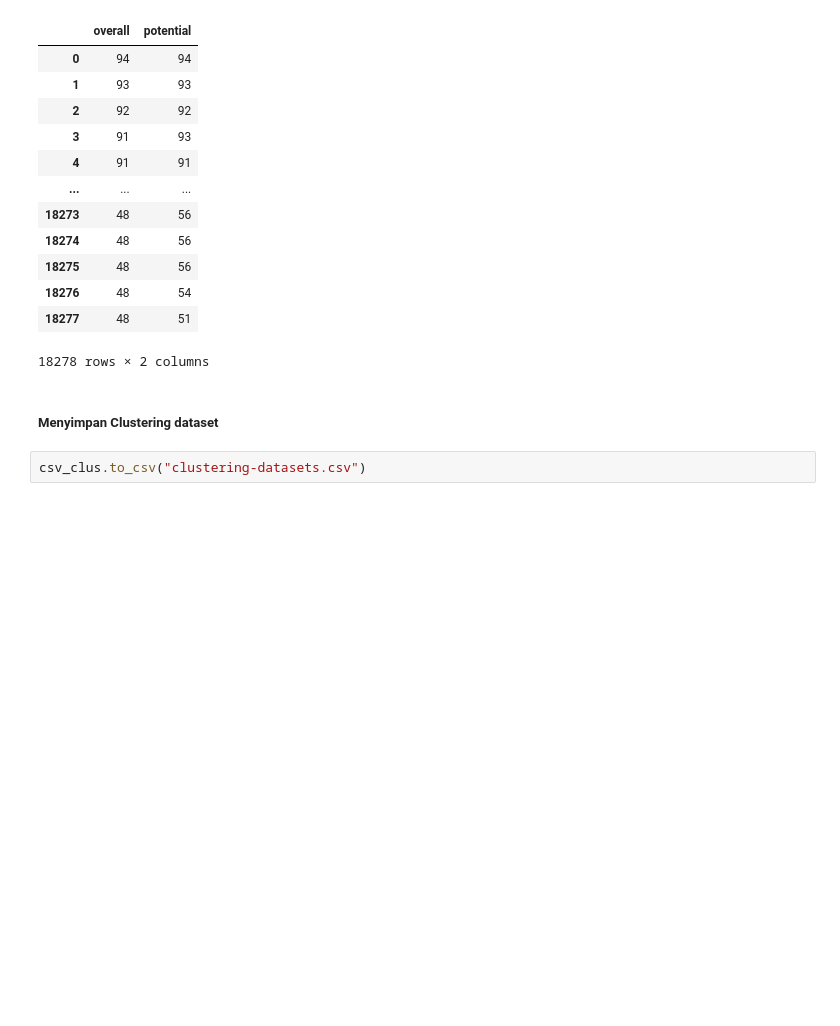
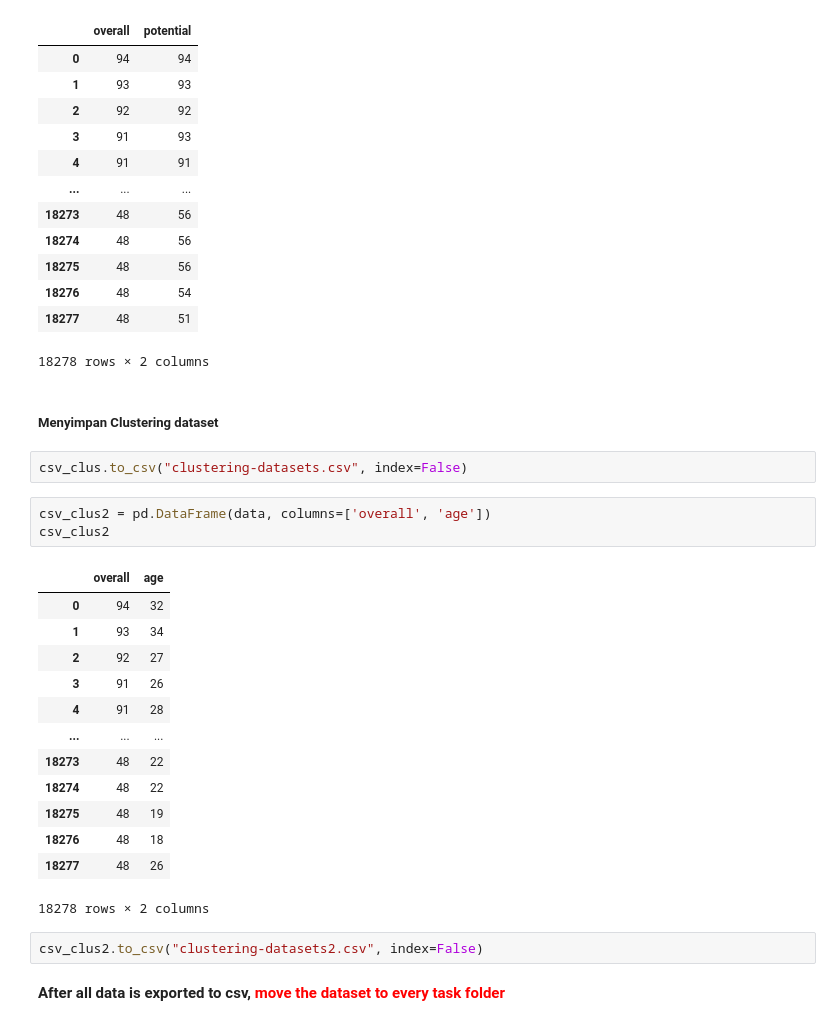
Before and after one commit to evanezent/ML-Project, a Jupyter notebook: Data Preparation.ipynb, the cells around one changed output. Drawn from its saved outputs; the diff is of its cells as text; blank space fills up the shorter version.

Commit message:
2 features for clustering

```diff
--- a/Data Preparation.ipynb
+++ b/Data Preparation.ipynb
@@ -97,4 +96,25 @@ csv_clus
 # %% [markdown]
 ##### Menyimpan Clustering dataset
 # %%
-csv_clus.to_csv("clustering-datasets.csv")
+csv_clus.to_csv("clustering-datasets.csv", index=False)
+# %%
+csv_clus2 = pd.DataFrame(data, columns=['overall', 'age'])
+csv_clus2
+# %% [output]
+|  | overall | age |
+| 0 | 94 | 32 |
+| 1 | 93 | 34 |
+| 2 | 92 | 27 |
+| 3 | 91 | 26 |
+| 4 | 91 | 28 |
+| ... | ... | ... |
+| 18273 | 48 | 22 |
+| 18274 | 48 | 22 |
+| 18275 | 48 | 19 |
+| 18276 | 48 | 18 |
+| 18277 | 48 | 26 |
+18278 rows × 2 columns
+# %%
+csv_clus2.to_csv("clustering-datasets2.csv", index=False)
+# %% [markdown]
+<b>After all data is exported to csv, <span style="color : red">move the dataset to every task folder</span></b>
```
Also changed, not shown: parts of 3 cells of this notebook, 2 other files.
